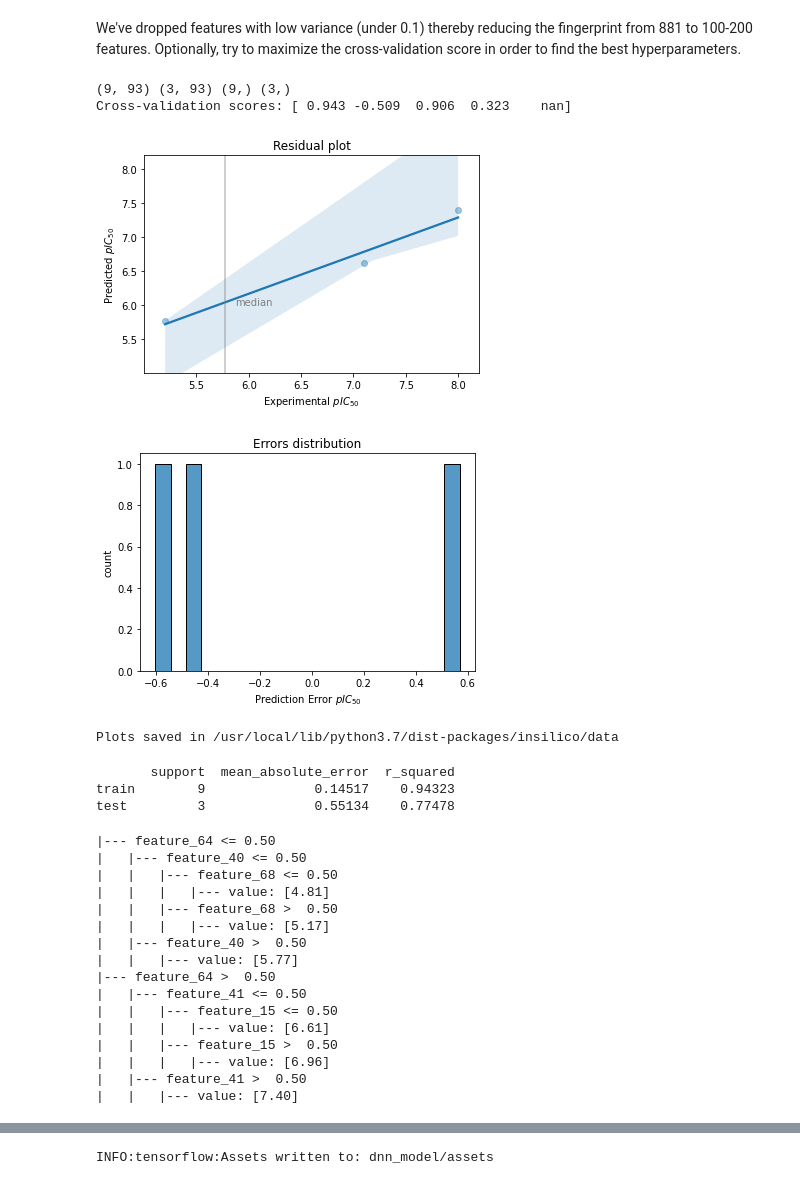
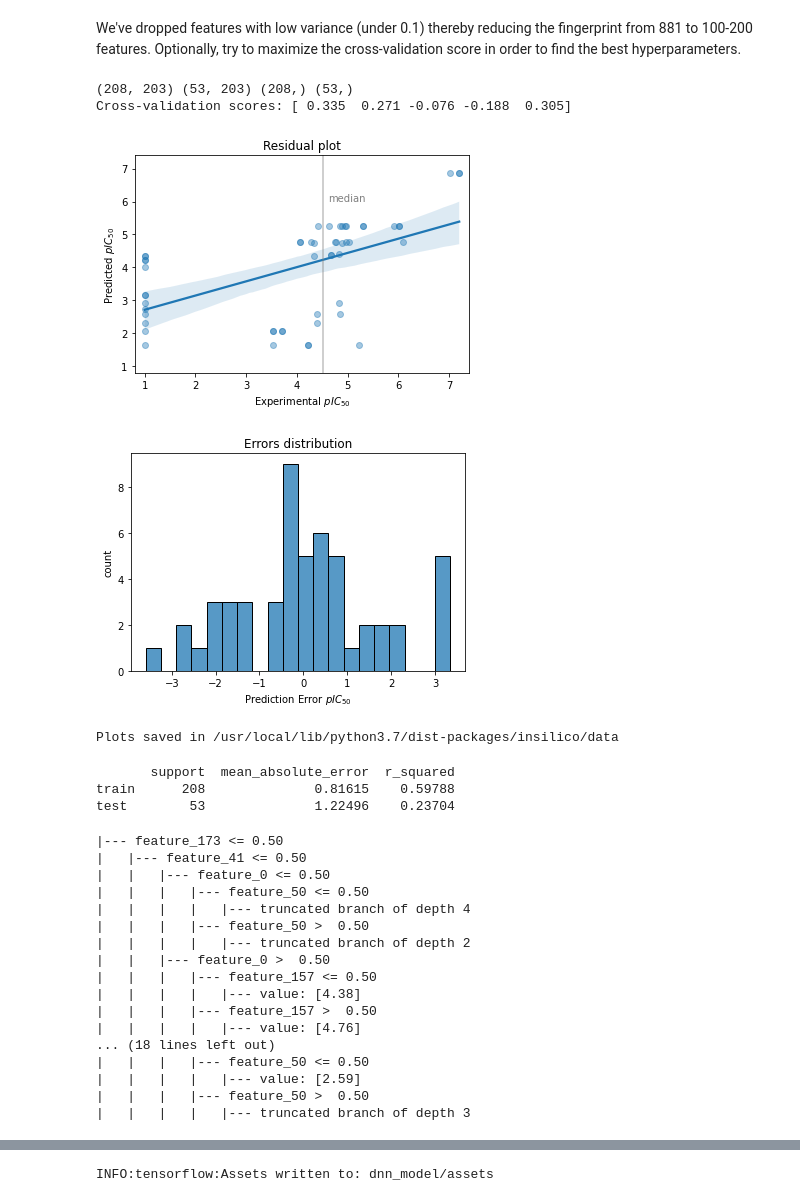
Before and after one commit to konstanzer/drug-discovery, a Jupyter notebook: drug-discovery-1.ipynb, the cells around one changed output, grey strips where cells are left out. Drawn from its saved outputs; the diff is of its cells as text; code cells hidden in the pictures.

```diff
--- a/drug-discovery-1.ipynb
+++ b/drug-discovery-1.ipynb
@@ -30,5 +39,5 @@ target_search('knowlesi') #search chembl database
 # %%
-target_id = 'CHEMBL613011' #molecule id for P. knowlesi
+target_id = 'CHEMBL3927' #molecule id
 # %%
 df = process_target_data(target_id) #optional 'fp' param to specify fingerprinter
 # %% [output]
@@ -75,39 +83,40 @@ mdl = Model(df, test_size=.2, var_threshold=.15) #declare class instance
 # %% [markdown]
 We've dropped features with low variance (under 0.1) thereby reducing the fingerprint from 881 to 100-200 features. Optionally, try to maximize the cross-validation score in order to find the best hyperparameters.
 # %%
-tree, metrics = mdl.decision_tree(ccp_alpha=.001)
+tree, metrics = mdl.decision_tree(ccp_alpha=.005)
 # %% [output]
-(9, 93) (3, 93) (9,) (3,)
-Cross-validation scores: [ 0.943 -0.509  0.906  0.323    nan]
+(208, 203) (53, 203) (208,) (53,)
+Cross-validation scores: [ 0.335  0.271 -0.076 -0.188  0.305]
-[figure, old version]
+[figure, new version]
-[figure, old version]
+[figure, new version]
 Plots saved in /usr/local/lib/python3.7/dist-packages/insilico/data
 # %%
 metrics.index = ['train', 'test']
 print(metrics)
 # %% [output]
        support  mean_absolute_error  r_squared
-train        9              0.14517    0.94323
-test         3              0.55134    0.77478
+train      208              0.81615    0.59788
+test        53              1.22496    0.23704
 # %%
-print(export_text(tree, max_depth=3)) #model saved in data folder
+print(export_text(tree, max_depth=3)) #model already saved in data folder (will be overwritten next run)
 # %% [output]
-|--- feature_64 <= 0.50
-|   |--- feature_40 <= 0.50
-|   |   |--- feature_68 <= 0.50
-|   |   |   |--- value: [4.81]
-|   |   |--- feature_68 >  0.50
-|   |   |   |--- value: [5.17]
-|   |--- feature_40 >  0.50
-|   |   |--- value: [5.77]
-|--- feature_64 >  0.50
+|--- feature_173 <= 0.50
 |   |--- feature_41 <= 0.50
-|   |   |--- feature_15 <= 0.50
-|   |   |   |--- value: [6.61]
-|   |   |--- feature_15 >  0.50
-|   |   |   |--- value: [6.96]
-|   |--- feature_41 >  0.50
-|   |   |--- value: [7.40]
+|   |   |--- feature_0 <= 0.50
+|   |   |   |--- feature_50 <= 0.50
+|   |   |   |   |--- truncated branch of depth 4
+|   |   |   |--- feature_50 >  0.50
+|   |   |   |   |--- truncated branch of depth 2
+|   |   |--- feature_0 >  0.50
+|   |   |   |--- feature_157 <= 0.50
+|   |   |   |   |--- value: [4.38]
+|   |   |   |--- feature_157 >  0.50
+|   |   |   |   |--- value: [4.76]
+... (18 lines left out)
+|   |   |   |--- feature_50 <= 0.50
+|   |   |   |   |--- value: [2.59]
+|   |   |   |--- feature_50 >  0.50
+|   |   |   |   |--- truncated branch of depth 3
 # %% [markdown]
 <a name='tensorflow'></a>
 ## TensorFlow
```
Also changed, not shown: parts of 32 cells of this notebook.
